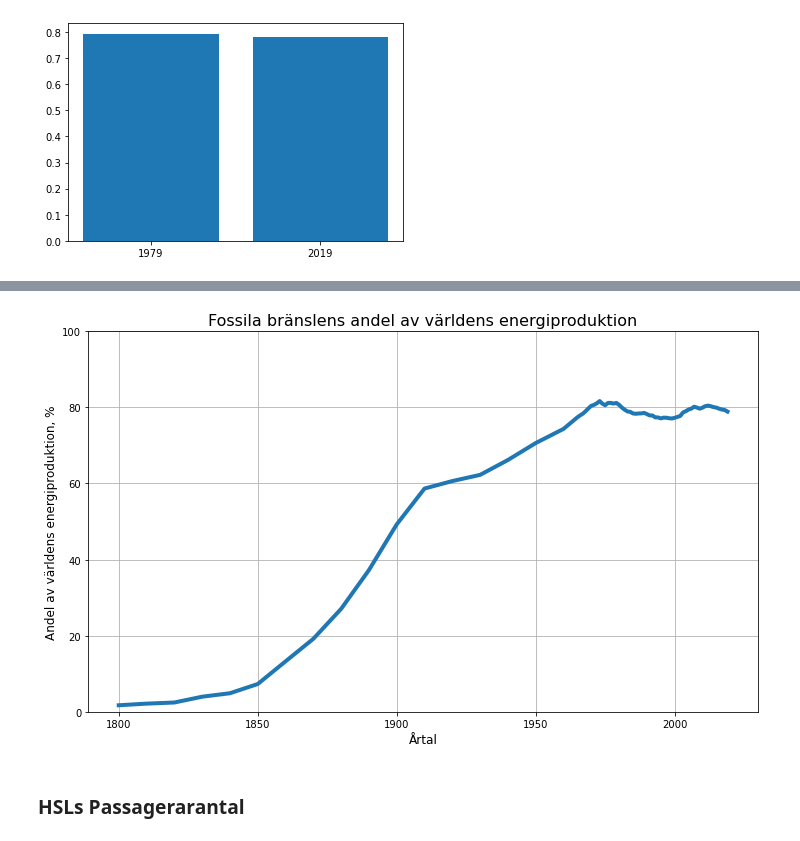
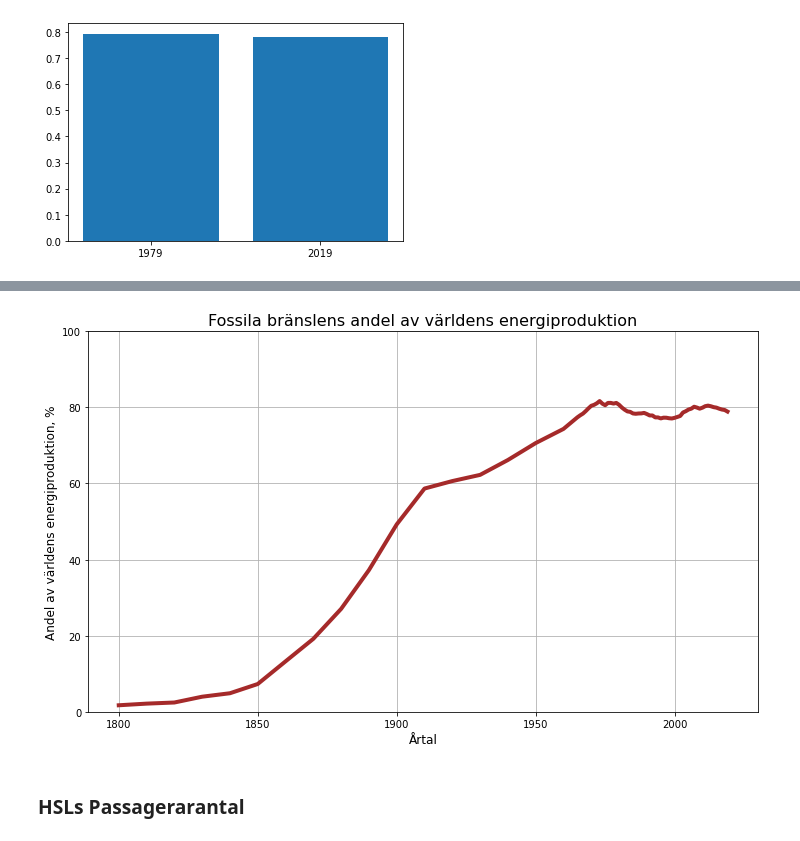
Before and after one commit to cms-opendata-education/cms-jupyter-materials-swedish, a Jupyter notebook: Intro/Exempel-och-ovningar/Exempeldatasets/Exempeldatasets.ipynb, the cells around one changed output, grey strips where cells are left out. Saved outputs shown, nothing was run; the diff lists cells and outputs as text; code cells hidden in the pictures.

```diff
--- a/Intro/Exempel-och-ovningar/Exempeldatasets/Exempeldatasets.ipynb
+++ b/Intro/Exempel-och-ovningar/Exempeldatasets/Exempeldatasets.ipynb
@@ -270,19 +147,19 @@ for i in range(72):
     procent = 100*a/b
     fossil.append(procent)
 # %%
-fig=plt.figure(figsize=(12,7))
+plt.figure(figsize=(12,7))
 
-plt.plot(energi.Year,fossil, linewidth = 4)
+plt.plot(energi.Year,fossil, linewidth = 4, color='brown')
 
 plt.title("Fossila bränslens andel av världens energiproduktion", fontsize=16)
 plt.xlabel("Årtal",fontsize=12)
 plt.ylabel("Andel av världens energiproduktion, %", fontsize=12)
 plt.ylim(0,100)
 plt.grid()
 
 plt.show()
 # %% [output]
-[figure, old version]
+[figure, new version]
 # %% [markdown]
 <a id="HSL"></a>
 ### HSLs Passagerarantal
```
Also changed, not shown: parts of 21 cells of this notebook, 8 other files.
